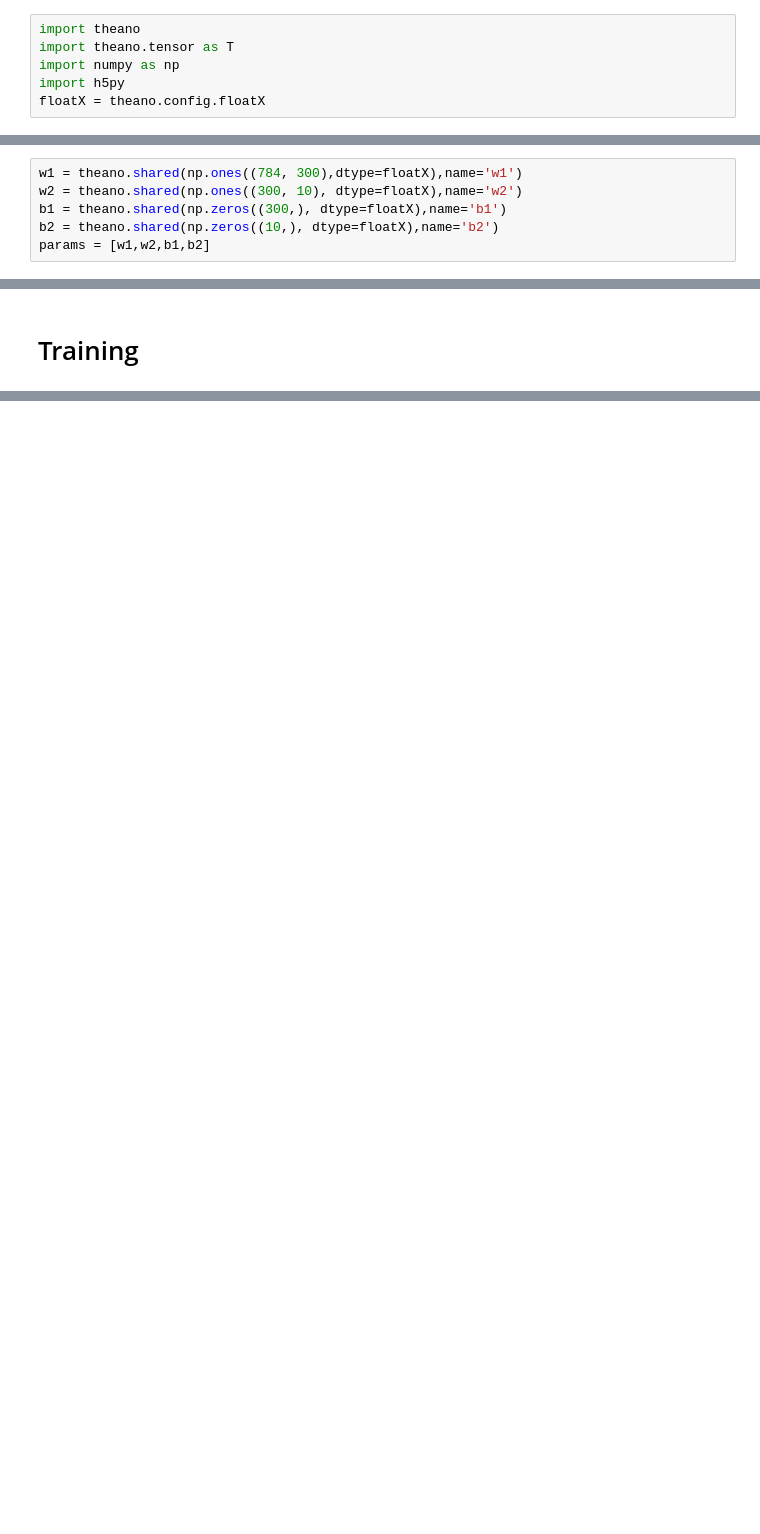
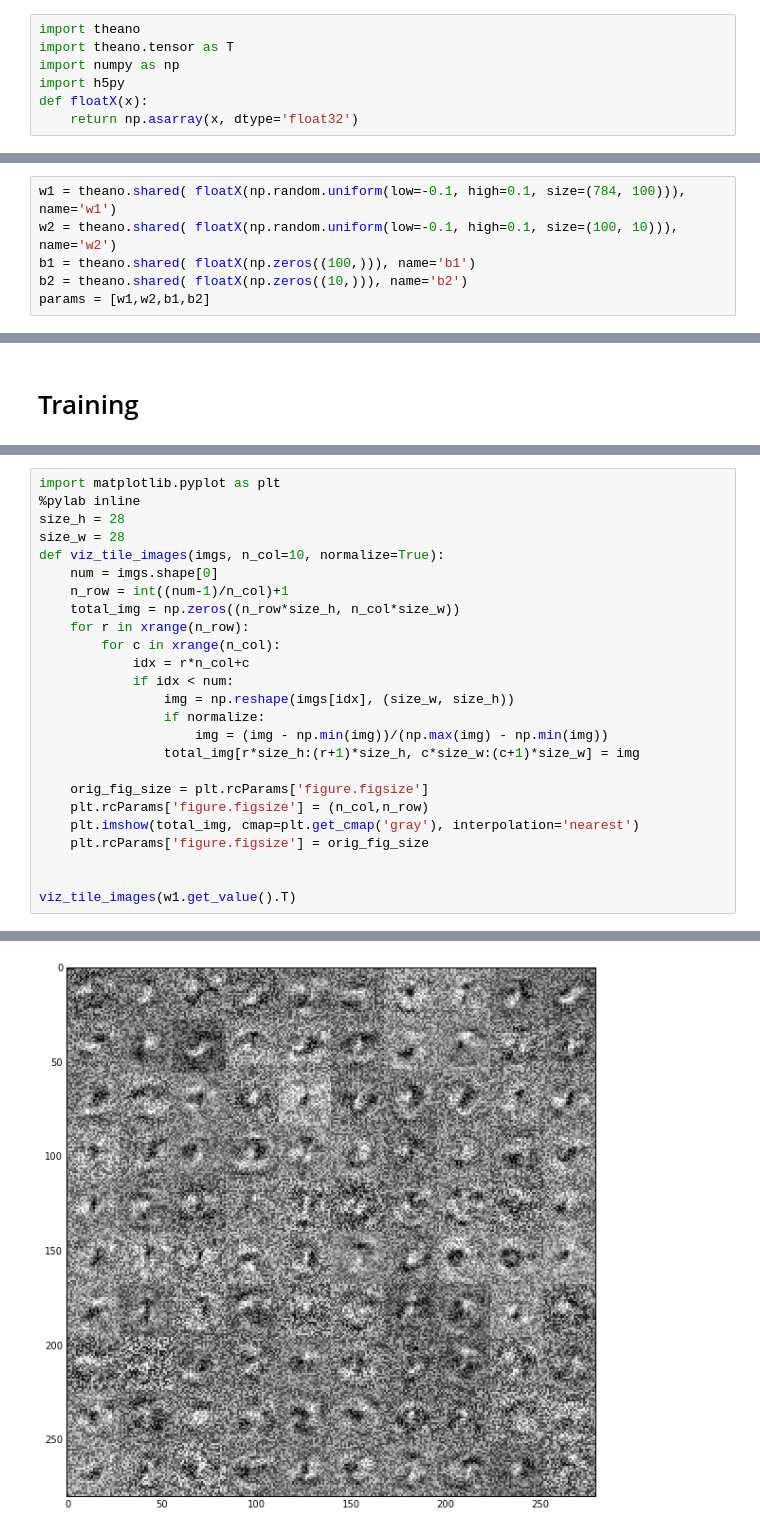
Before and after one commit to bi-lab/theano_keras_tutorial, a Jupyter notebook: Class7 Neural Network.ipynb, the cells around one changed output, grey strips where cells are left out. Cells and saved outputs as stored; diff of their text form; blank space fills up the shorter version.

```diff
--- a/Class7 Neural Network.ipynb
+++ b/Class7 Neural Network.ipynb
@@ -5,5 +5,6 @@ import theano
 import theano.tensor as T
 import numpy as np
 import h5py
-floatX = theano.config.floatX
+def floatX(x):
+    return np.asarray(x, dtype='float32')
 # %% [output]
@@ -17,10 +18,10 @@ data_y = theano.shared(np.asarray(h5f['train_label'][()], dtype='int32'))
 # %% [markdown]
 # Create parameters in VRAM
 # %%
-w1 = theano.shared(np.ones((784, 300),dtype=floatX),name='w1')
-w2 = theano.shared(np.ones((300, 10), dtype=floatX),name='w2')
-b1 = theano.shared(np.zeros((300,), dtype=floatX),name='b1')
-b2 = theano.shared(np.zeros((10,), dtype=floatX),name='b2')
+w1 = theano.shared( floatX(np.random.uniform(low=-0.1, high=0.1, size=(784, 100))), name='w1')
+w2 = theano.shared( floatX(np.random.uniform(low=-0.1, high=0.1, size=(100, 10))), name='w2')
+b1 = theano.shared( floatX(np.zeros((100,))), name='b1')
+b2 = theano.shared( floatX(np.zeros((10,))), name='b2')
 params = [w1,w2,b1,b2]
 # %% [markdown]
 # Model definition
@@ -78,0 +83,26 @@ Epoch 99 Cost 2.30423617363
+# %%
+import matplotlib.pyplot as plt
+%pylab inline
+size_h = 28
+size_w = 28
+def viz_tile_images(imgs, n_col=10, normalize=True):
+    num = imgs.shape[0]
+    n_row = int((num-1)/n_col)+1
+    total_img = np.zeros((n_row*size_h, n_col*size_w))
+    for r in xrange(n_row):
+        for c in xrange(n_col):
+            idx = r*n_col+c
+            if idx < num:
+                img = np.reshape(imgs[idx], (size_w, size_h))
+                if normalize:
+                    img = (img - np.min(img))/(np.max(img) - np.min(img))
+                total_img[r*size_h:(r+1)*size_h, c*size_w:(c+1)*size_w] = img
+
+    orig_fig_size = plt.rcParams['figure.figsize']
+    plt.rcParams['figure.figsize'] = (n_col,n_row)
+    plt.imshow(total_img, cmap=plt.get_cmap('gray'), interpolation='nearest')
+    plt.rcParams['figure.figsize'] = orig_fig_size
+
+
+viz_tile_images(w1.get_value().T)
+# %% [output]
@@ -78,0 +110 @@ Epoch 99 Cost 2.30423617363
+[figure, added]
```
Also changed, not shown: parts of 5 cells of this notebook, 1 other file.
